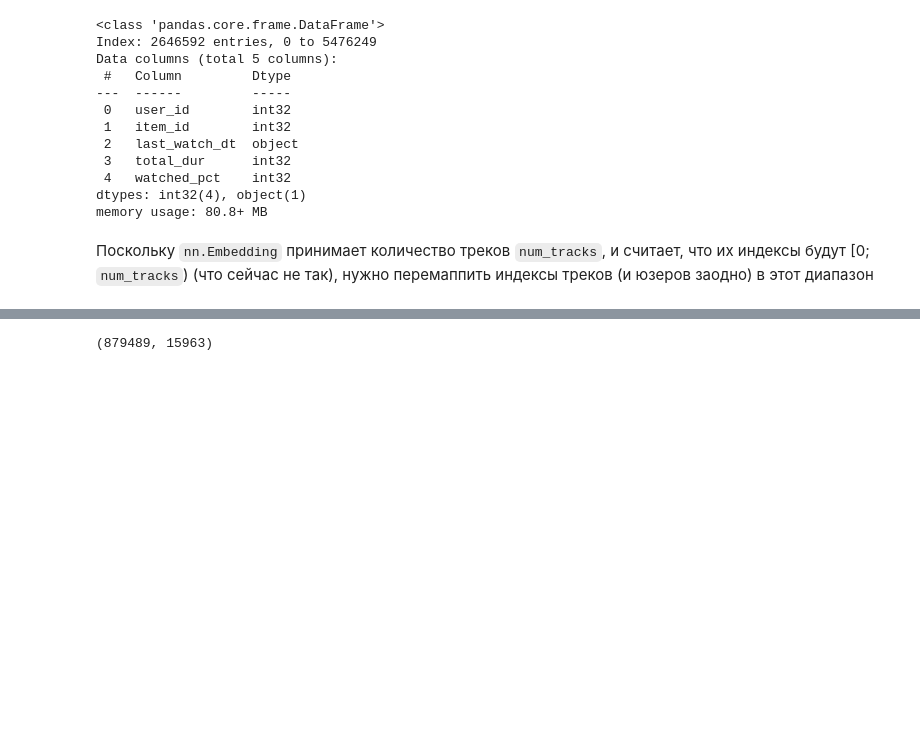
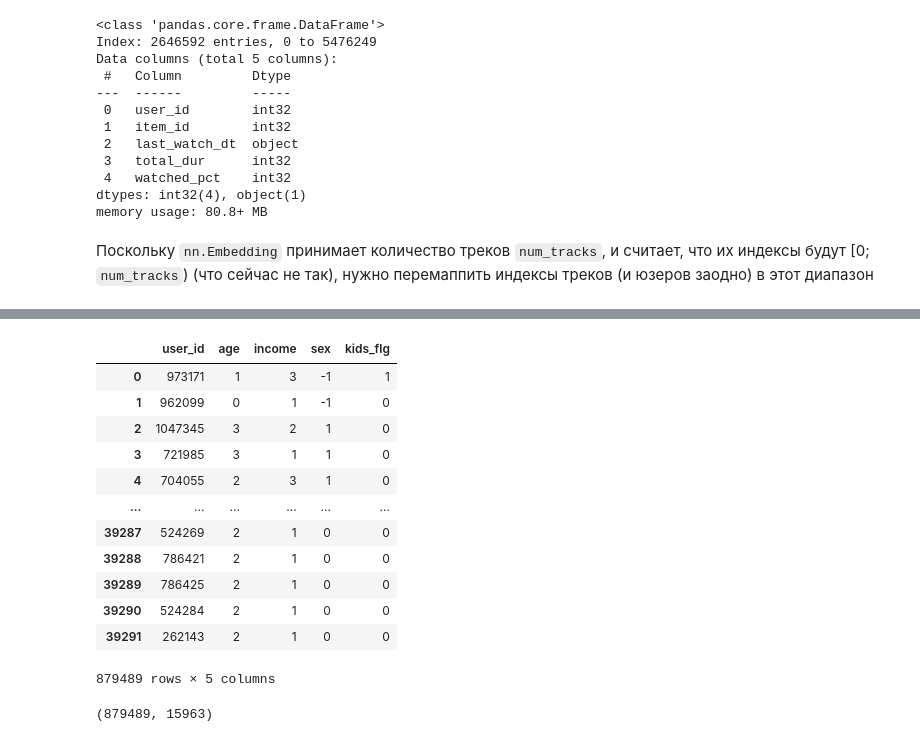
Before and after one commit to nixiieee/reelrecs, a Jupyter notebook: train_dssm.ipynb, the cells around one changed output, grey strips where cells are left out. Cells and saved outputs as stored; diff of their text form; code cells hidden in the pictures; blank space fills up the shorter version.

```diff
--- a/train_dssm.ipynb
+++ b/train_dssm.ipynb
@@ -317,3 +339,28 @@ memory usage: 80.8+ MB
+# %%
+unknown_users = set(interactions_df["user_id"]).difference(users_df['user_id'])
+unknown_users_df = pd.DataFrame({'user_id' : list(unknown_users),
+                                 'age': [age_mapper['age_unknown']] * len(unknown_users),
+                                 'income': [income_mapper['income_unknown']] * len(unknown_users),
+                                 'sex': [0] * len(unknown_users),
+                                 'kids_flg': [0] * len(unknown_users),
+                                 }
+                )
+users_df = pd.concat([users_df, unknown_users_df], axis=0)
+users_df
+# %% [output]
+|  | user_id | age | income | sex | kids_flg |
+| 0 | 973171 | 1 | 3 | -1 | 1 |
+| 1 | 962099 | 0 | 1 | -1 | 0 |
+| 2 | 1047345 | 3 | 2 | 1 | 0 |
+| 3 | 721985 | 3 | 1 | 1 | 0 |
+| 4 | 704055 | 2 | 3 | 1 | 0 |
+| ... | ... | ... | ... | ... | ... |
+| 39287 | 524269 | 2 | 1 | 0 | 0 |
+| 39288 | 786421 | 2 | 1 | 0 | 0 |
+| 39289 | 786425 | 2 | 1 | 0 | 0 |
+| 39290 | 524284 | 2 | 1 | 0 | 0 |
+| 39291 | 262143 | 2 | 1 | 0 | 0 |
+879489 rows × 5 columns
 # %%
 unique_user_ids = np.unique(np.concat([interactions_df["user_id"], users_df['user_id']]))
 unique_item_ids = np.unique(np.concat([interactions_df["item_id"], items_df['item_id']]))
```
Also changed, not shown: parts of 6 cells of this notebook.
